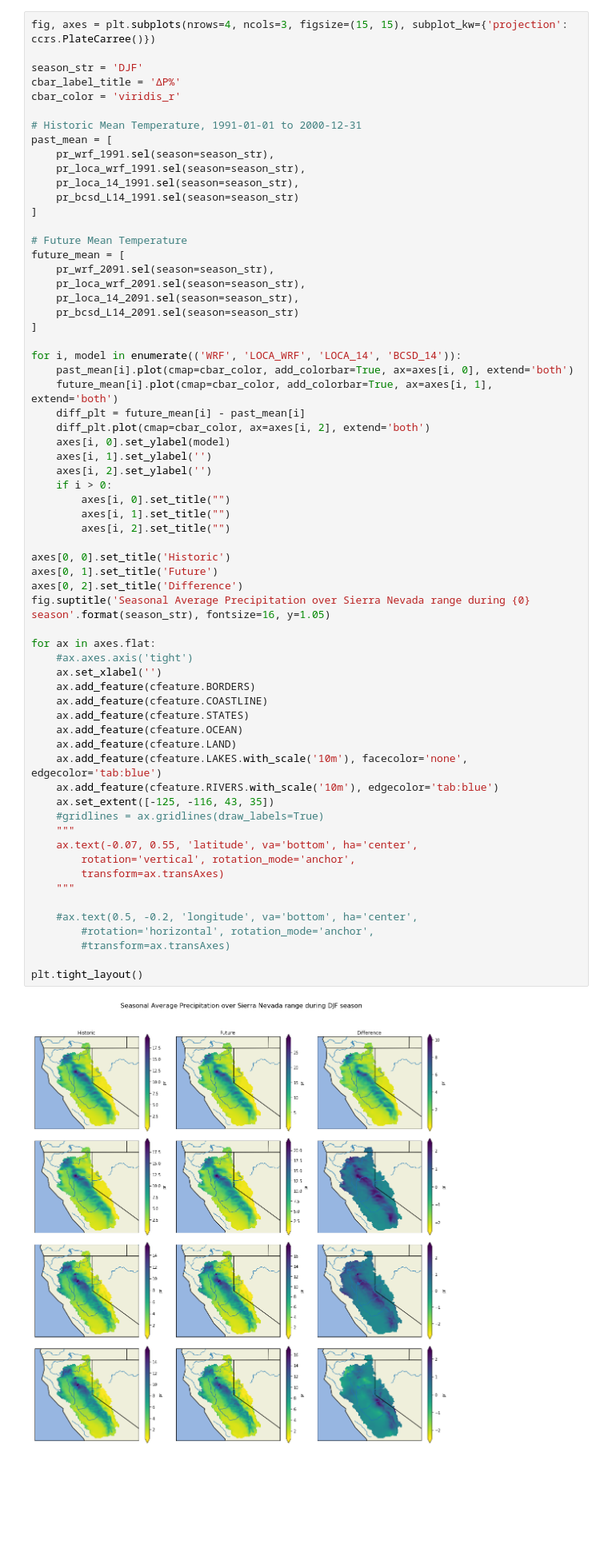
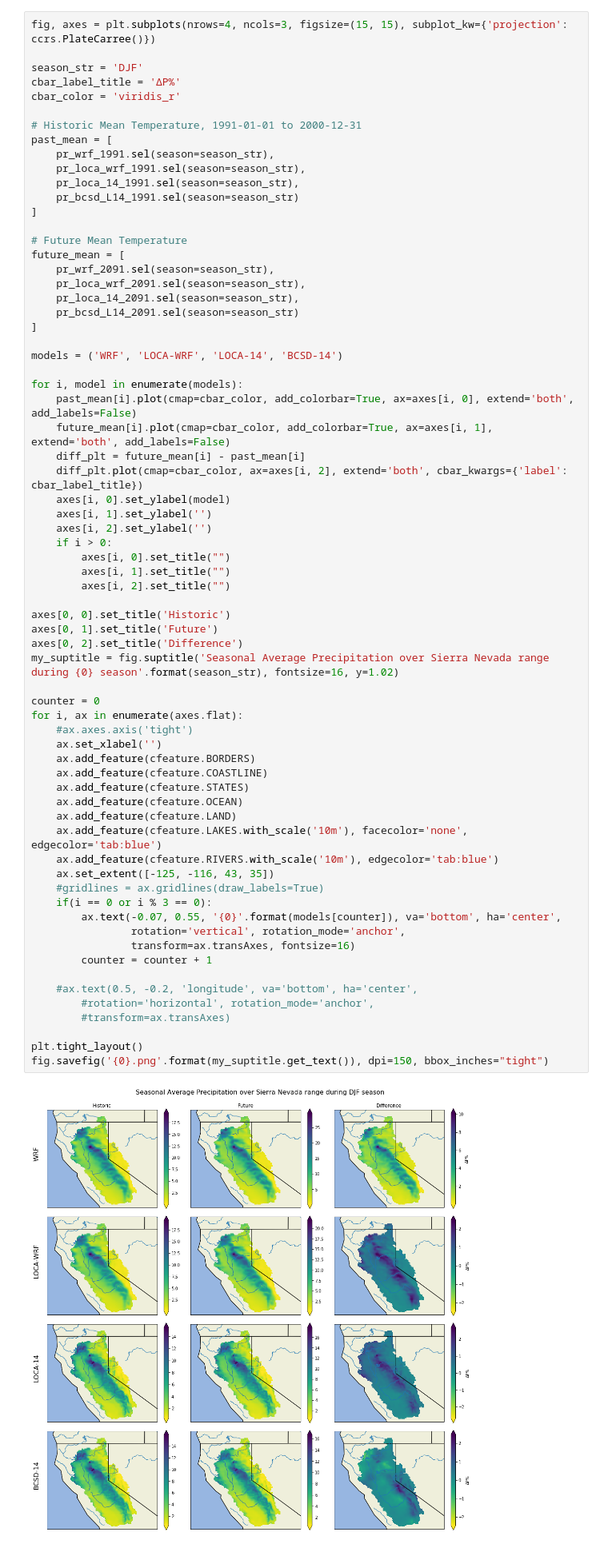
Before and after one commit to raghavgr/DOE-Hydro, a Jupyter notebook: Precipitation with mean difference.ipynb, the cells around one changed output. Shown: that part at 80% size. Saved outputs shown, nothing was run; the diff lists cells and outputs as text; blank space fills up the shorter version.

Commit message:
Saving file with title and labels.

```diff
--- a/Precipitation with mean difference.ipynb
+++ b/Precipitation with mean difference.ipynb
@@ -227,46 +231,50 @@ future_mean = [
     pr_bcsd_L14_2091.sel(season=season_str)
 ]
 
-for i, model in enumerate(('WRF', 'LOCA_WRF', 'LOCA_14', 'BCSD_14')):
-    past_mean[i].plot(cmap=cbar_color, add_colorbar=True, ax=axes[i, 0], extend='both')
-    future_mean[i].plot(cmap=cbar_color, add_colorbar=True, ax=axes[i, 1], extend='both')
+models = ('WRF', 'LOCA-WRF', 'LOCA-14', 'BCSD-14')
+
+for i, model in enumerate(models):
+    past_mean[i].plot(cmap=cbar_color, add_colorbar=True, ax=axes[i, 0], extend='both', add_labels=False)
+    future_mean[i].plot(cmap=cbar_color, add_colorbar=True, ax=axes[i, 1], extend='both', add_labels=False)
     diff_plt = future_mean[i] - past_mean[i]
-    diff_plt.plot(cmap=cbar_color, ax=axes[i, 2], extend='both')
+    diff_plt.plot(cmap=cbar_color, ax=axes[i, 2], extend='both', cbar_kwargs={'label': cbar_label_title})
     axes[i, 0].set_ylabel(model)
     axes[i, 1].set_ylabel('')
     axes[i, 2].set_ylabel('')
     if i > 0:
         axes[i, 0].set_title("")
         axes[i, 1].set_title("")
         axes[i, 2].set_title("")
 
 axes[0, 0].set_title('Historic')
 axes[0, 1].set_title('Future')
 axes[0, 2].set_title('Difference')
-fig.suptitle('Seasonal Average Precipitation over Sierra Nevada range during {0} season'.format(season_str), fontsize=16, y=1.05)
+my_suptitle = fig.suptitle('Seasonal Average Precipitation over Sierra Nevada range during {0} season'.format(season_str), fontsize=16, y=1.02)
 
-for ax in axes.flat:
+counter = 0
+for i, ax in enumerate(axes.flat):
     #ax.axes.axis('tight')
     ax.set_xlabel('')
     ax.add_feature(cfeature.BORDERS)
     ax.add_feature(cfeature.COASTLINE)
     ax.add_feature(cfeature.STATES)
     ax.add_feature(cfeature.OCEAN)
     ax.add_feature(cfeature.LAND)
     ax.add_feature(cfeature.LAKES.with_scale('10m'), facecolor='none', edgecolor='tab:blue')
     ax.add_feature(cfeature.RIVERS.with_scale('10m'), edgecolor='tab:blue')
     ax.set_extent([-125, -116, 43, 35])
     #gridlines = ax.gridlines(draw_labels=True)
-    """
-    ax.text(-0.07, 0.55, 'latitude', va='bottom', ha='center',
-        rotation='vertical', rotation_mode='anchor',
-        transform=ax.transAxes)
-    """
+    if(i == 0 or i % 3 == 0):
+        ax.text(-0.07, 0.55, '{0}'.format(models[counter]), va='bottom', ha='center',
+                rotation='vertical', rotation_mode='anchor',
+                transform=ax.transAxes, fontsize=16)
+        counter = counter + 1
 
     #ax.text(0.5, -0.2, 'longitude', va='bottom', ha='center',
         #rotation='horizontal', rotation_mode='anchor',
         #transform=ax.transAxes)
 
 plt.tight_layout()
+fig.savefig('{0}.png'.format(my_suptitle.get_text()), dpi=150, bbox_inches="tight")
 # %% [output]
-[figure, old version]
+[figure, new version]
```
Also changed, not shown: parts of 2 cells of this notebook.
